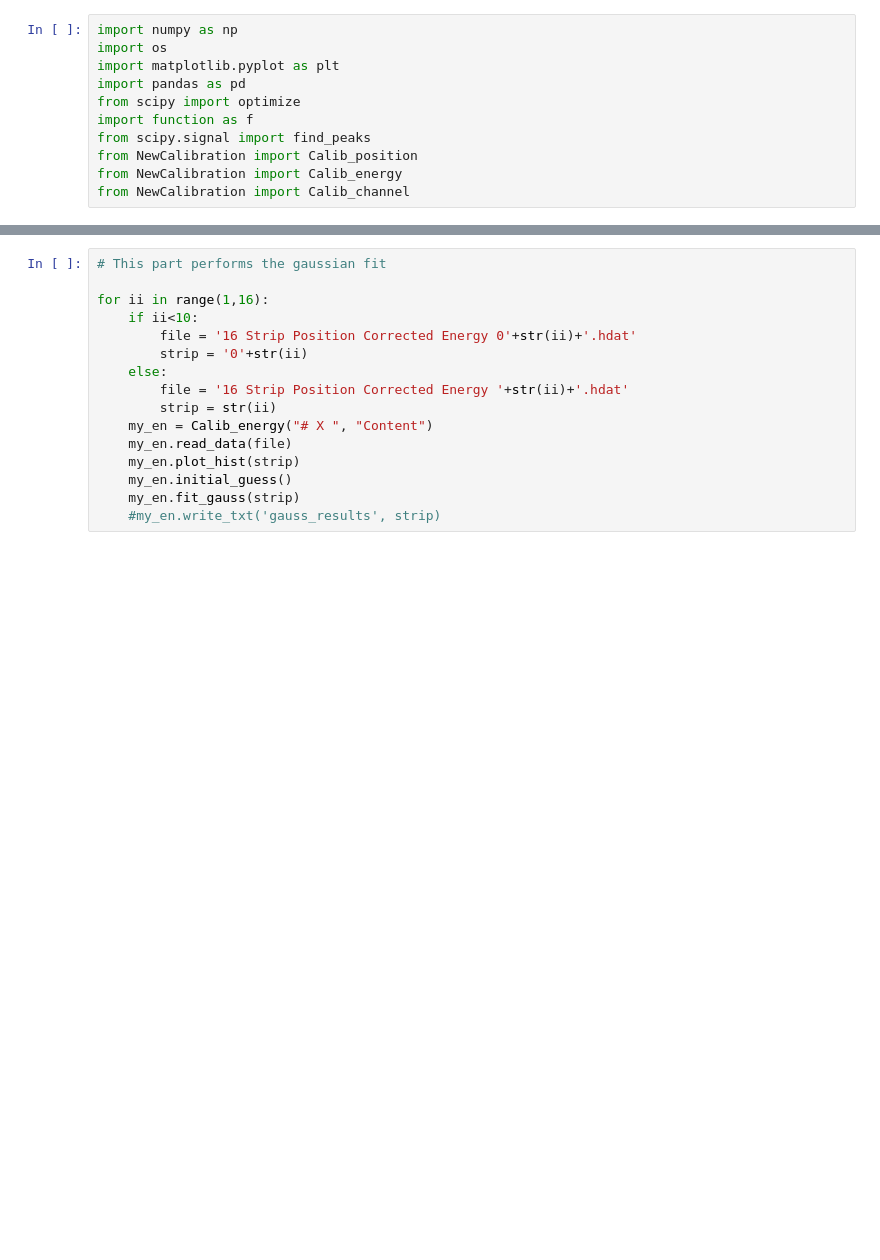
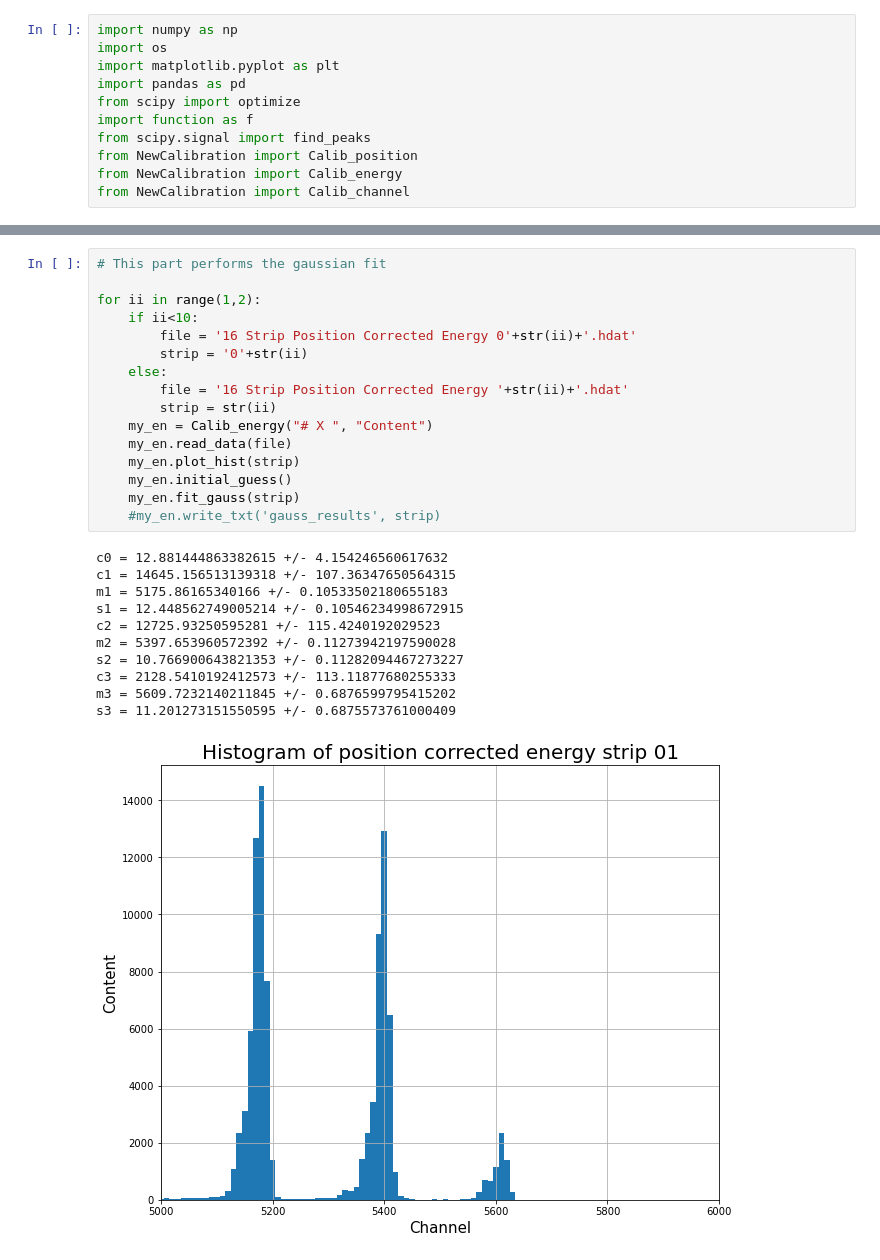
Before and after one commit to chiaramasia01/GSI16Strip, a Jupyter notebook: main_calibration.ipynb, the cells around one changed output, grey strips where cells are left out. Saved outputs shown, nothing was run; the diff lists cells and outputs as text; blank space fills up the shorter version.

```diff
--- a/main_calibration.ipynb
+++ b/main_calibration.ipynb
@@ -42,16 +46,28 @@ for ii in range(1,16):
 # %%
 # This part performs the gaussian fit
 
-for ii in range(1,16):
+for ii in range(1,2):
     if ii<10:
         file = '16 Strip Position Corrected Energy 0'+str(ii)+'.hdat'
         strip = '0'+str(ii)
     else:
         file = '16 Strip Position Corrected Energy '+str(ii)+'.hdat'
         strip = str(ii)
     my_en = Calib_energy("# X ", "Content")
     my_en.read_data(file)
     my_en.plot_hist(strip)
     my_en.initial_guess()
     my_en.fit_gauss(strip)
     #my_en.write_txt('gauss_results', strip)
+# %% [output]
+c0 = 12.881444863382615 +/- 4.154246560617632
+c1 = 14645.156513139318 +/- 107.36347650564315
+m1 = 5175.86165340166 +/- 0.10533502180655183
+s1 = 12.448562749005214 +/- 0.10546234998672915
+c2 = 12725.93250595281 +/- 115.4240192029523
+m2 = 5397.653960572392 +/- 0.11273942197590028
+s2 = 10.766900643821353 +/- 0.11282094467273227
+c3 = 2128.5410192412573 +/- 113.11877680255333
+m3 = 5609.7232140211845 +/- 0.6876599795415202
+s3 = 11.201273151550595 +/- 0.6875573761000409
+[figure, added]
```
Also changed, not shown: parts of 5 cells of this notebook, 17 other files.
